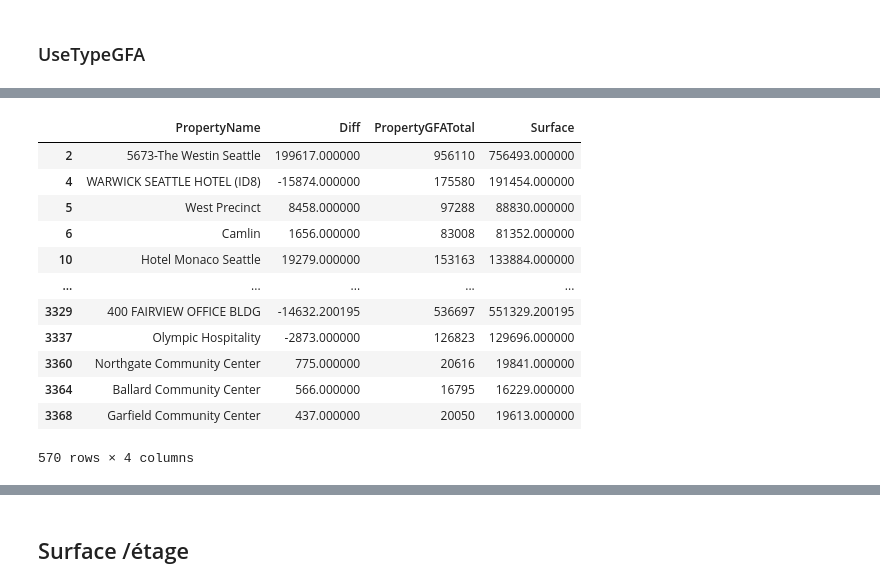
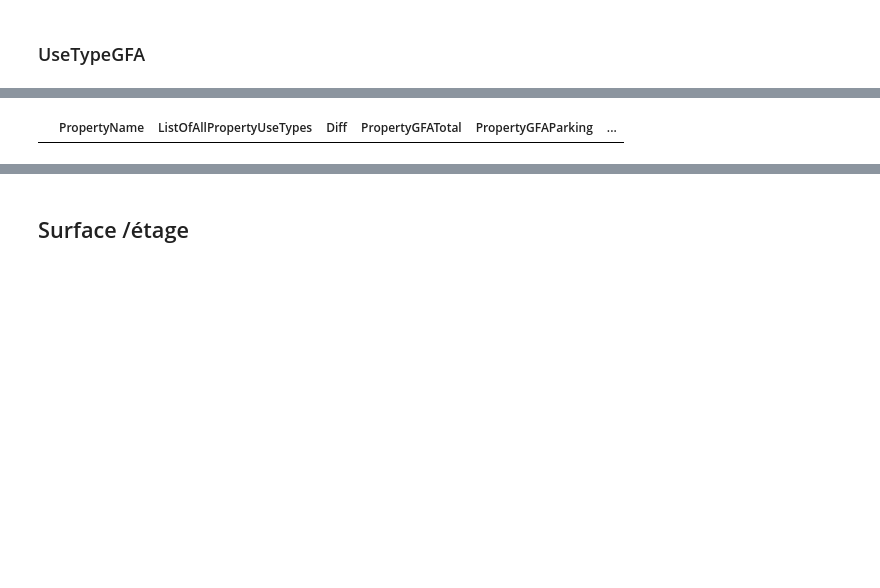
Before and after one commit to Antoine-LR/Python, a Jupyter notebook: LE RUDULIER_Antoine_1_exploration_122022.ipynb, the cells around one changed output, grey strips where cells are left out. Drawn from its saved outputs; the diff is of its cells as text; code cells hidden in the pictures; blank space fills up the shorter version.

```diff
--- a/LE RUDULIER_Antoine_1_exploration_122022.ipynb
+++ b/LE RUDULIER_Antoine_1_exploration_122022.ipynb
@@ -827,3 +929,6 @@ df
+# %%
+df = df.assign(Electricity=lambda x: (x['PropertyGFATotal'] -
+               x['Surface']))
 # %% [markdown]
 ## Drop Feature
 # %%
@@ -859,13 +964,12 @@ pd.crosstab(df['ComplianceStatus'],
 | Missing Data | 2 | 0 |
 | Non-Compliant | 12 | 0 |
 # %%
-df.drop(['OSEBuildingID', 'Address', 'City', 'State', 'ZipCode',
+df.drop(['Address', 'City', 'State', 'ZipCode',
          'TaxParcelIdentificationNumber', 'CouncilDistrictCode',
          'YearsENERGYSTARCertified', 'USE', 'Name',
          'Center', 'Fitness', 'Food', 'Market', 'Bank', 'BANK', 'Hotel',
          'Office', 'Sculpture', 'Club', 'Museum', 'Art', 'Metro', 'University',
-         'Hyatt_Place', 'Automobili_Italiane', 'ListOfAllPropertyUseTypes',
-         'Comments', 'DefaultData', 'Outlier','ComplianceStatus'], axis=1, inplace=True)
+         'Hyatt_Place', 'Automobili_Italiane','Comments'], axis=1, inplace=True)
 # %% [markdown]
 Colonnes n'apportant pas d'information pour la suite de notre étude, elles peuvent etre interessantes pour une analyse plus descriptives car elles se focalisent sur l'emplacement :
 * la feature 'OSEBuildingID' nous donne un ID, nous utiliserons l'index du Dataframe
@@ -1081,16 +1174,11 @@ df.loc[(df['Diff'] == 0 ),['PropertyName', 'Diff','PropertyGFATotal','Surface']]
+# %%
+# Fonction split
+df["Nb_property_split"] = df['ListOfAllPropertyUseTypes'].str.split(', ')
+# %%
+# Compter le nombre d'éléments dans chaque ligne en utilisant apply()
+df['Nb_property'] = df['Nb_property_split'].apply(lambda x: len(x))
 # %%
-df.loc[(df['Diff'] != 0 ),['PropertyName', 'Diff','PropertyGFATotal','Surface']]
+df.loc[(df['Diff'] != 0) & (df['Nb_property'] == 1),
+['PropertyName', 'ListOfAllPropertyUseTypes','Diff','PropertyGFATotal','PropertyGFAParking','LargestPropertyUseTypeGFA','Surface']]
 # %% [output]
-|  | PropertyName | Diff | PropertyGFATotal | Surface |
-| 2 | 5673-The Westin Seattle | 199617.000000 | 956110 | 756493.000000 |
-| 4 | WARWICK SEATTLE HOTEL (ID8) | -15874.000000 | 175580 | 191454.000000 |
-| 5 | West Precinct | 8458.000000 | 97288 | 88830.000000 |
-| 6 | Camlin | 1656.000000 | 83008 | 81352.000000 |
-| 10 | Hotel Monaco Seattle | 19279.000000 | 153163 | 133884.000000 |
-| ... | ... | ... | ... | ... |
-| 3329 | 400 FAIRVIEW OFFICE BLDG | -14632.200195 | 536697 | 551329.200195 |
-| 3337 | Olympic Hospitality | -2873.000000 | 126823 | 129696.000000 |
-| 3360 | Northgate Community Center | 775.000000 | 20616 | 19841.000000 |
-| 3364 | Ballard Community Center | 566.000000 | 16795 | 16229.000000 |
-| 3368 | Garfield Community Center | 437.000000 | 20050 | 19613.000000 |
+|  | PropertyName | ListOfAllPropertyUseTypes | Diff | PropertyGFATotal | PropertyGFAParking | ... |
-570 rows × 4 columns
```
Also changed, not shown: parts of 59 cells of this notebook.
